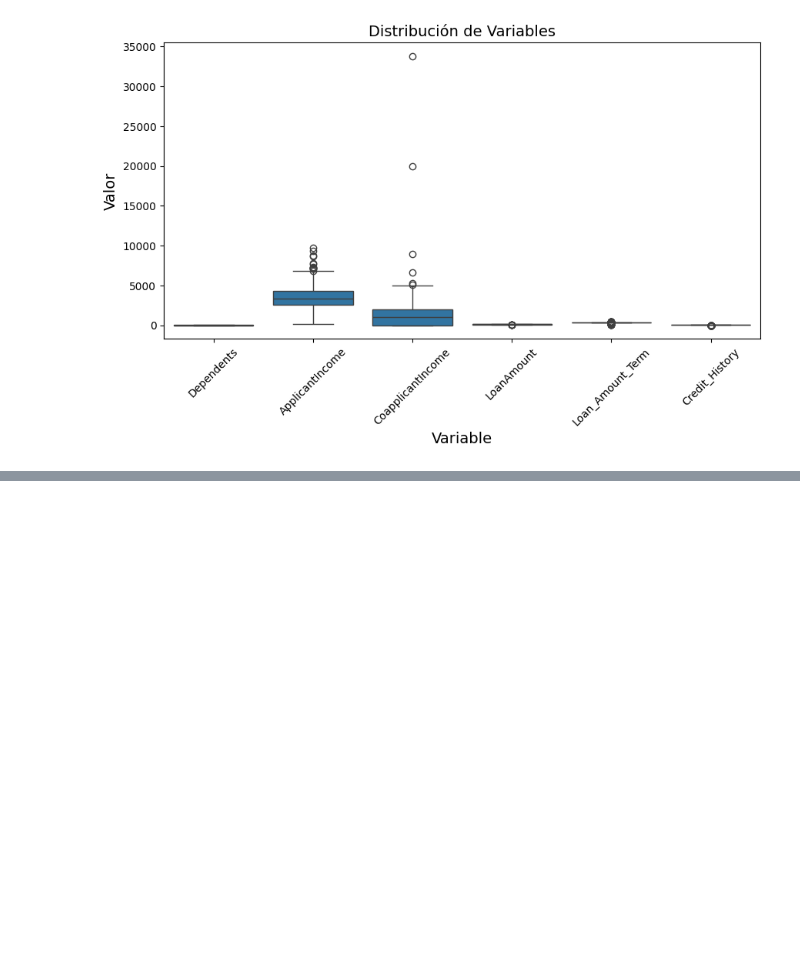
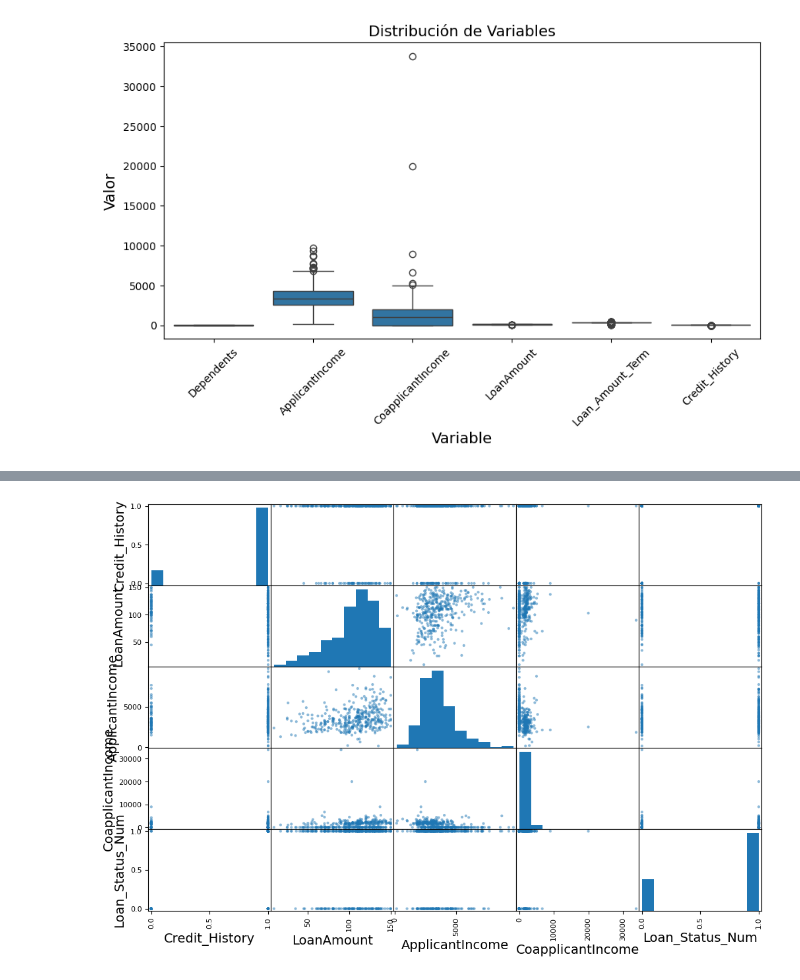
Before and after one commit to LuisDavid01/notebook-proyecto-big-data, a Jupyter notebook: SC-707_G7_Propuesta de proyecto.ipynb, the cells around one changed output, grey strips where cells are left out. Cells and saved outputs as stored; diff of their text form; code cells hidden in the pictures; blank space fills up the shorter version.

```diff
--- a/SC-707_G7_Propuesta de proyecto.ipynb
+++ b/SC-707_G7_Propuesta de proyecto.ipynb
@@ -230,0 +248,5 @@ plt.show()
+# %%
+
+prestamos["Loan_Status_Num"] = prestamos["Loan_Status"].map({'Y': 1, 'N': 0})
+corr_matrix = prestamos.corr(numeric_only=True)
+corr_matrix["Loan_Status_Num"].sort_values(ascending=False)
@@ -230,0 +261,10 @@ plt.show()
+# %%
+from pandas.plotting import scatter_matrix
+
+attributes = ["Credit_History", "LoanAmount","ApplicantIncome", "CoapplicantIncome", "Loan_Status_Num"]
+
+scatter_matrix(prestamos[attributes], figsize=(12, 8))
+
+plt.show()
+# %% [output]
+[figure, added]
```
Also changed, not shown: parts of 3 cells of this notebook.
